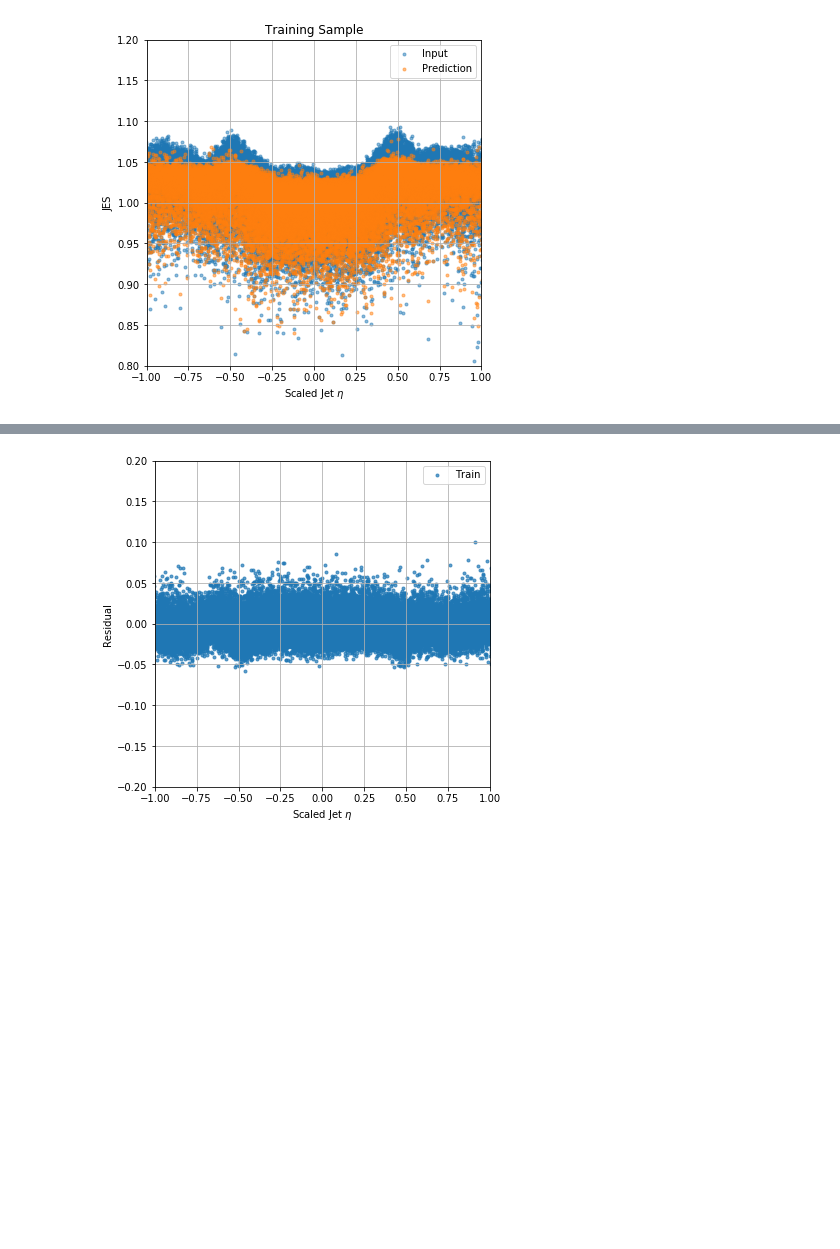
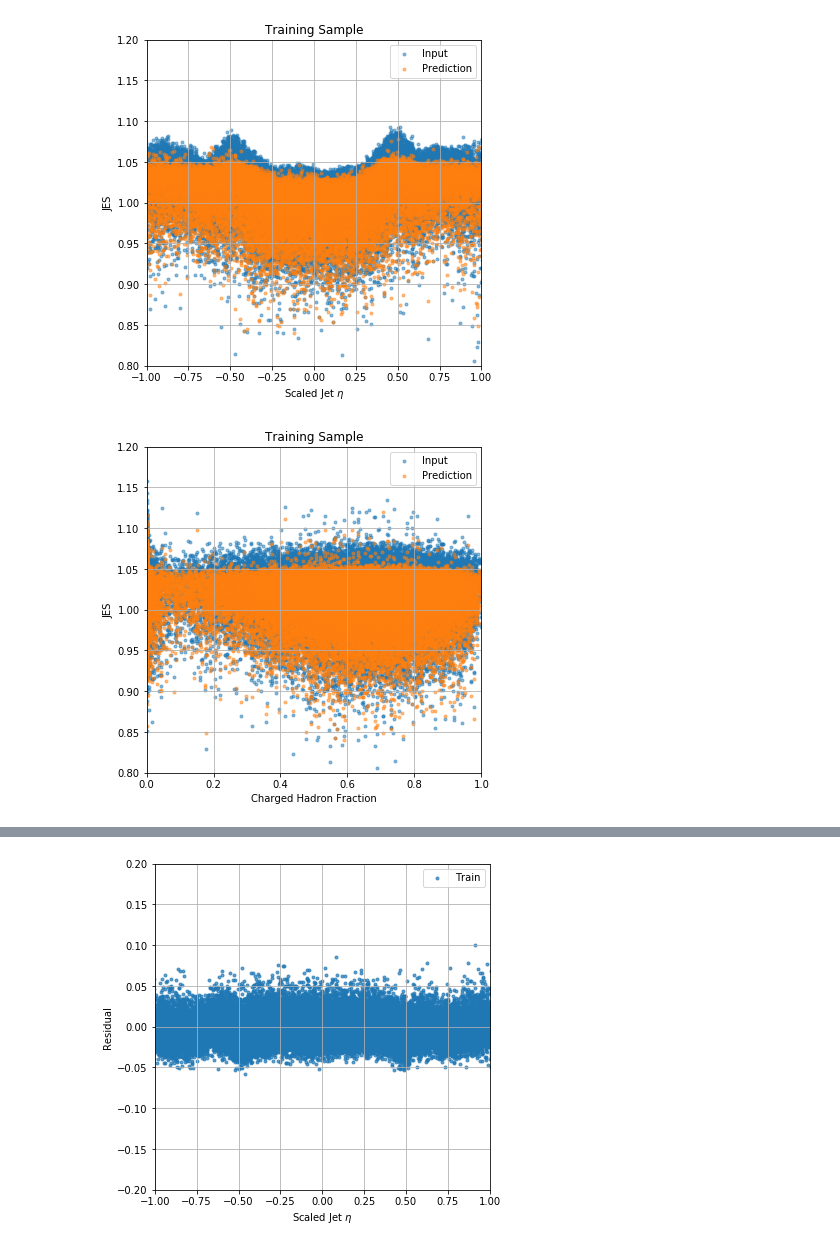
Before and after one commit to awhitbeck/scientific-python-hats, a Jupyter notebook: cms-open-data-ml/MLJEC_ak5Jets_crossCheck.ipynb, the cells around one changed output, grey strips where cells are left out. Saved outputs shown, nothing was run; the diff lists cells and outputs as text; code cells hidden in the pictures; blank space fills up the shorter version.

Commit message:
added new plots to the ak5 crosscheck

```diff
--- a/cms-open-data-ml/MLJEC_ak5Jets_crossCheck.ipynb
+++ b/cms-open-data-ml/MLJEC_ak5Jets_crossCheck.ipynb
@@ -453,3 +453,19 @@ plt.legend()
 plt.show()
 # %% [output]
 [figure]
+# %%
+plt.figure(figsize=(6,6))
+plt.grid()
+plt.title('Training Sample')
+plt.scatter( df_dict_jets['chf'], df_dict_jets['jet_jes'], label='Input ', alpha=0.5 , marker='.')
+plt.scatter( df_dict_jets['chf'], p_train, label='Prediction', alpha=0.5 , marker='.')
+plt.xlim((0,1.))
+plt.ylim((0.8,1.2))
+plt.hlines(5., -1.,1.)
+plt.vlines(3.0, 0.8,1.2)
+plt.xlabel('Charged Hadron Fraction')
+plt.ylabel('JES')
+plt.legend()
+plt.show()
+# %% [output]
+[figure, added]
```
Also changed, not shown: parts of 5 cells of this notebook.
